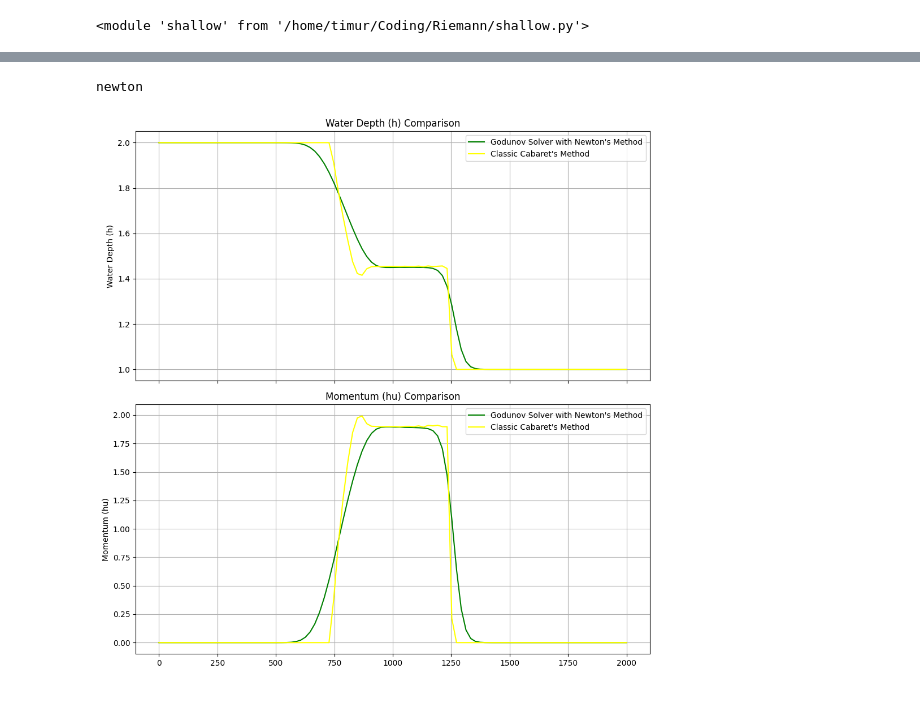
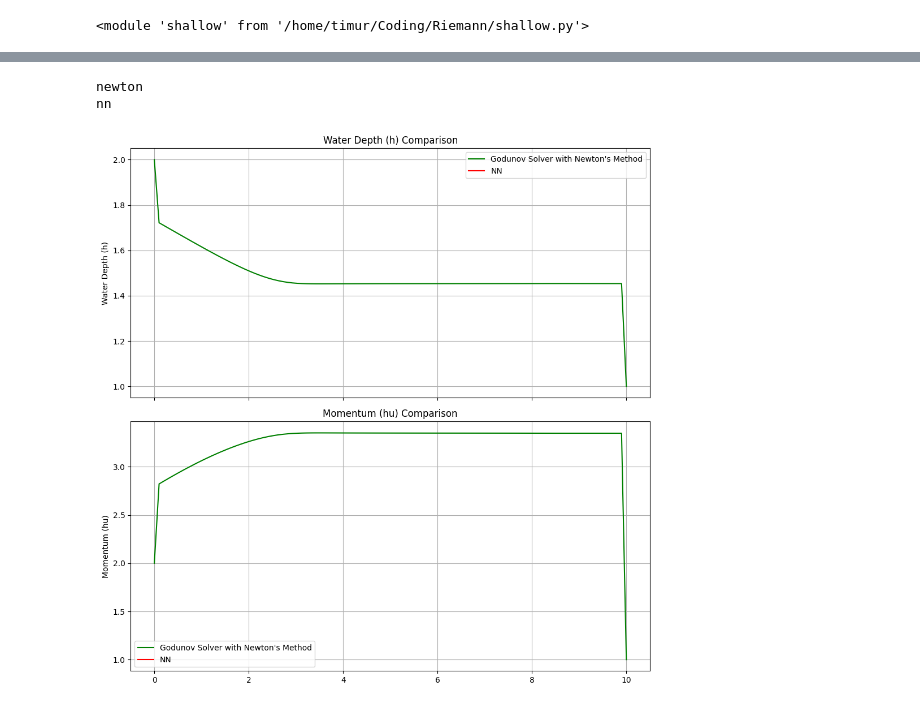
Before and after one commit to PetrovTimur/Riemann, a Jupyter notebook: train.ipynb, the cells around one changed output, grey strips where cells are left out. Drawn from its saved outputs; the diff is of its cells as text; code cells hidden in the pictures.

```diff
--- a/train.ipynb
+++ b/train.ipynb
@@ -309,7 +335,7 @@ from solvers import GodunovSolver, CabaretSolver, RiemannSolver
 # %%
 from order import plot
 # %%
-t_end = 5  # Simulation end time
+t_end = 2  # Simulation end time
 def compute(h, hu, solver_scheme='godunov'):
     if solver_scheme == 'godunov_classic' or solver_scheme == 'godunov_iter' or solver_scheme == 'godunov_newton' or solver_scheme == 'godunov_nn':
         solver = GodunovSolver(solver_func=solver_scheme[8:], model=model if model is not None else None)
@@ -346,7 +372,7 @@ def compute(h, hu, solver_scheme='godunov'):
     return h, hu
 # %%
 # Simulation setup
-L = 2000.0  # Domain length (m)
+L = 10.0  # Domain length (m)
 nx = 100  # Number of spatial points
 dx = L / nx  # Spatial resolution
 g = 9.8066  # Gravitational acceleration (m/s^2)
@@ -356,7 +382,7 @@ CFL = 0.5  # CFL condition
 h = np.ones(nx)
 h[:nx//2] = 2  # Step in water depth
 # h[nx // 4:nx //2] = 10  # Step in water depth
-u = np.zeros(nx)
+u = np.ones(nx)
 hu = h * u  # Momentum (initially zero)
 # hu[:nx // 5] = 2.5
 print(h, hu, sep='\n')
@@ -401,9 +431,9 @@ def plot_vals(axes, x, h, hu):
 # h_iter, hu_iter = compute(h, hu, solver_scheme='godunov_iter')
 h_newton, hu_newton = compute(h.copy(), hu.copy(), solver_scheme='godunov_newton')
 # print('------------')
-h_cabaret, hu_cabaret = compute(new_h.copy(), new_hu.copy(), solver_scheme='cabaret_classic')
+# h_cabaret, hu_cabaret = compute(new_h.copy(), new_hu.copy(), solver_scheme='cabaret_classic')
 # h_cabaret_nn, hu_cabaret_nn = compute(new_h.copy(), new_hu.copy(), solver_scheme='cabaret_nn')
-# h_nn, hu_nn = compute(h, hu, solver_scheme='godunov_nn')
+h_nn, hu_nn = compute(h, hu, solver_scheme='godunov_nn')
 # Add a call to the cabaret solver
 # h_cabaret, hu_cabaret = compute(h, hu, solver_scheme='cabaret')
 
@@ -416,38 +446,39 @@ fig, axes = plt.subplots(2, 1, figsize=(10, 10), sharex=True)
 # Plot water depth (h)
 # axes[0].plot(x, h_approx, label='Approximate Solve', linestyle='-', color='blue')
 # axes[0].plot(x, h_iter, label='Iterative Solver', linestyle='-', color='orange')
 axes[0].plot(x, h_newton, label='Godunov Solver with Newton\'s Method', linestyle='-', color='green')
-axes[0].plot(x, h_cabaret[::2], label='Classic Cabaret\'s Method', linestyle='-', color='yellow')
+# axes[0].plot(x, h_cabaret[::2], label='Classic Cabaret\'s Method', linestyle='-', color='yellow')
 # axes[0].plot(x, h_cabaret_nn[::2], label='NN Cabaret\'s Method', linestyle='-', color='blue')
-# axes[0].plot(x, h_nn, label='NN', linestyle='-', color='red')
+axes[0].plot(x, h_nn, label='NN', linestyle='-', color='red')
 axes[0].set_ylabel('Water Depth (h)')
 axes[0].legend()
 axes[0].grid()
 axes[0].set_title('Water Depth (h) Comparison')
 
 # Plot momentum (hu)
 # axes[1].plot(x, hu_approx, label='Approximate Solver', linestyle='-', color='blue')
 # axes[1].plot(x, hu_iter, label='Iterative Solver', linestyle='-', color='orange')
 axes[1].plot(x, hu_newton, label='Godunov Solver with Newton\'s Method', linestyle='-', color='green')
-axes[1].plot(x, hu_cabaret[::2], label='Classic Cabaret\'s Method', linestyle='-', color='yellow')
+# axes[1].plot(x, hu_cabaret[::2], label='Classic Cabaret\'s Method', linestyle='-', color='yellow')
 # axes[1].plot(x, hu_cabaret_nn[::2], label='NN Cabaret\'s Method', linestyle='-', color='xkcd:sky blue')
-# axes[1].plot(x, hu_nn, label='NN', linestyle='-', color='red')
+axes[1].plot(x, hu_nn, label='NN', linestyle='-', color='red')
 axes[1].set_ylabel('Momentum (hu)')
 axes[1].legend()
 axes[1].grid()
 axes[1].set_title('Momentum (hu) Comparison')
 
 # Adjust layout
 plt.tight_layout()
 
 
 # Save the plot as a PNG file
 plt.savefig('myplot.png')
 
 plt.show()
 # %% [output]
 newton
+nn
-[figure, old version]
+[figure, new version]
 # %%
 h_cabaret
 # %%
```
Also changed, not shown: parts of 34 cells of this notebook.
